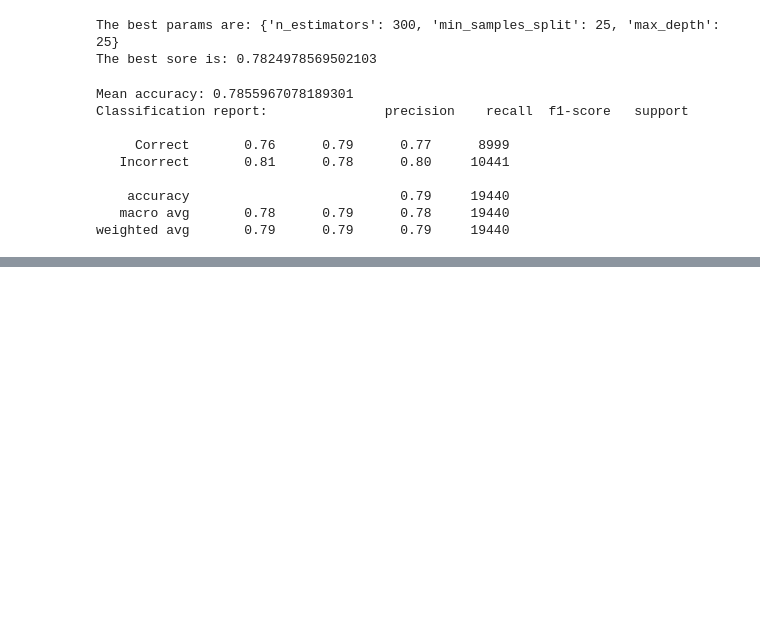
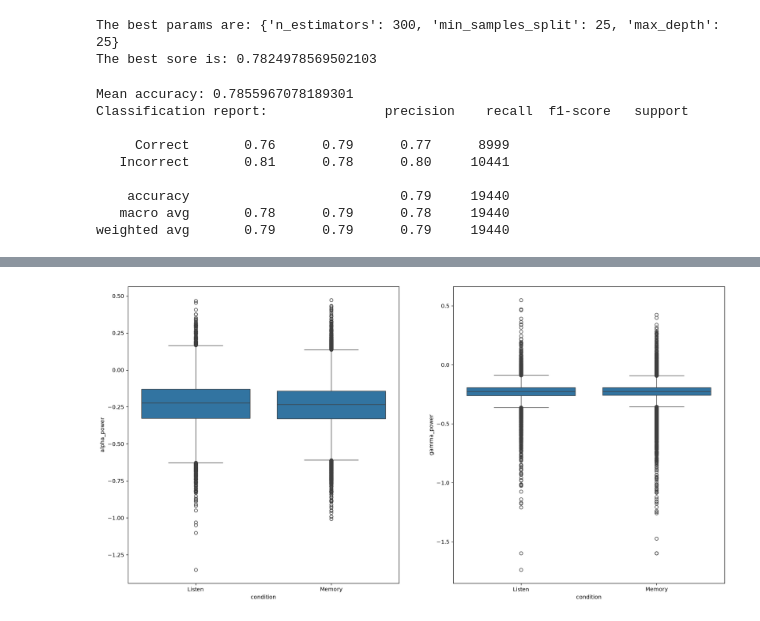
Before and after one commit to atifmmahmud/cognitive-load-biomarkers, a Jupyter notebook: eeg-classifier.ipynb, the cells around one changed output, grey strips where cells are left out. Cells and saved outputs as stored; diff of their text form; code cells hidden in the pictures; blank space fills up the shorter version.

```diff
--- a/eeg-classifier.ipynb
+++ b/eeg-classifier.ipynb
@@ -730,0 +849,12 @@ weighted avg       0.79      0.79      0.79     19440
+# %%
+df_features = pd.read_csv("data/eeg-power-features.csv")
+# %%
+waves = ["alpha", "gamma"]
+fig, ax = plt.subplots(1, 2, figsize=(20,10))
+
+for column, wave in enumerate(waves):
+        column_name = f"{wave}_power"
+        sns.boxplot(x="condition", y=column_name, ax=ax[column], data=df_features)
+plt.show()
+# %% [output]
+[figure, added]
```
Also changed, not shown: parts of 21 cells of this notebook.
